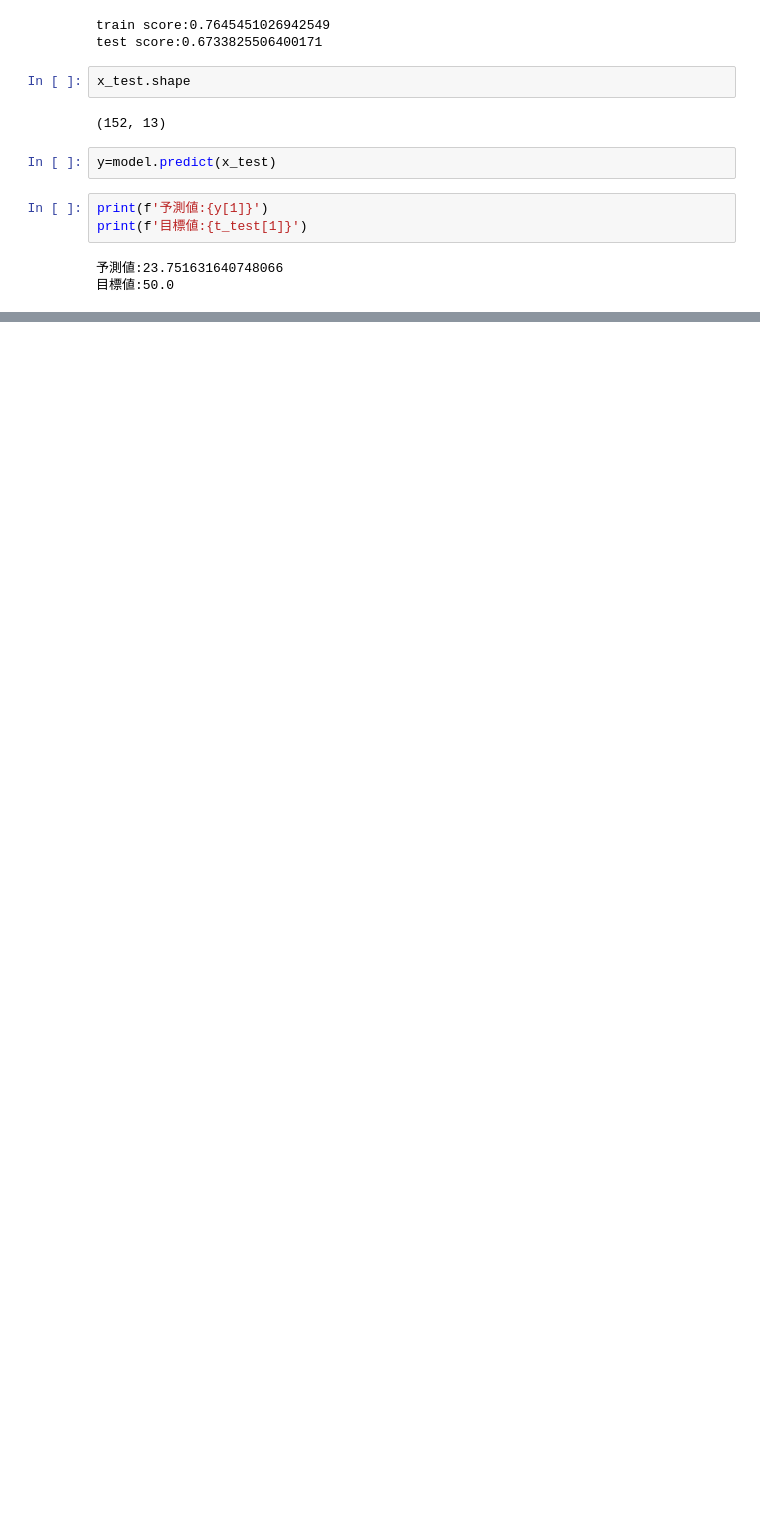
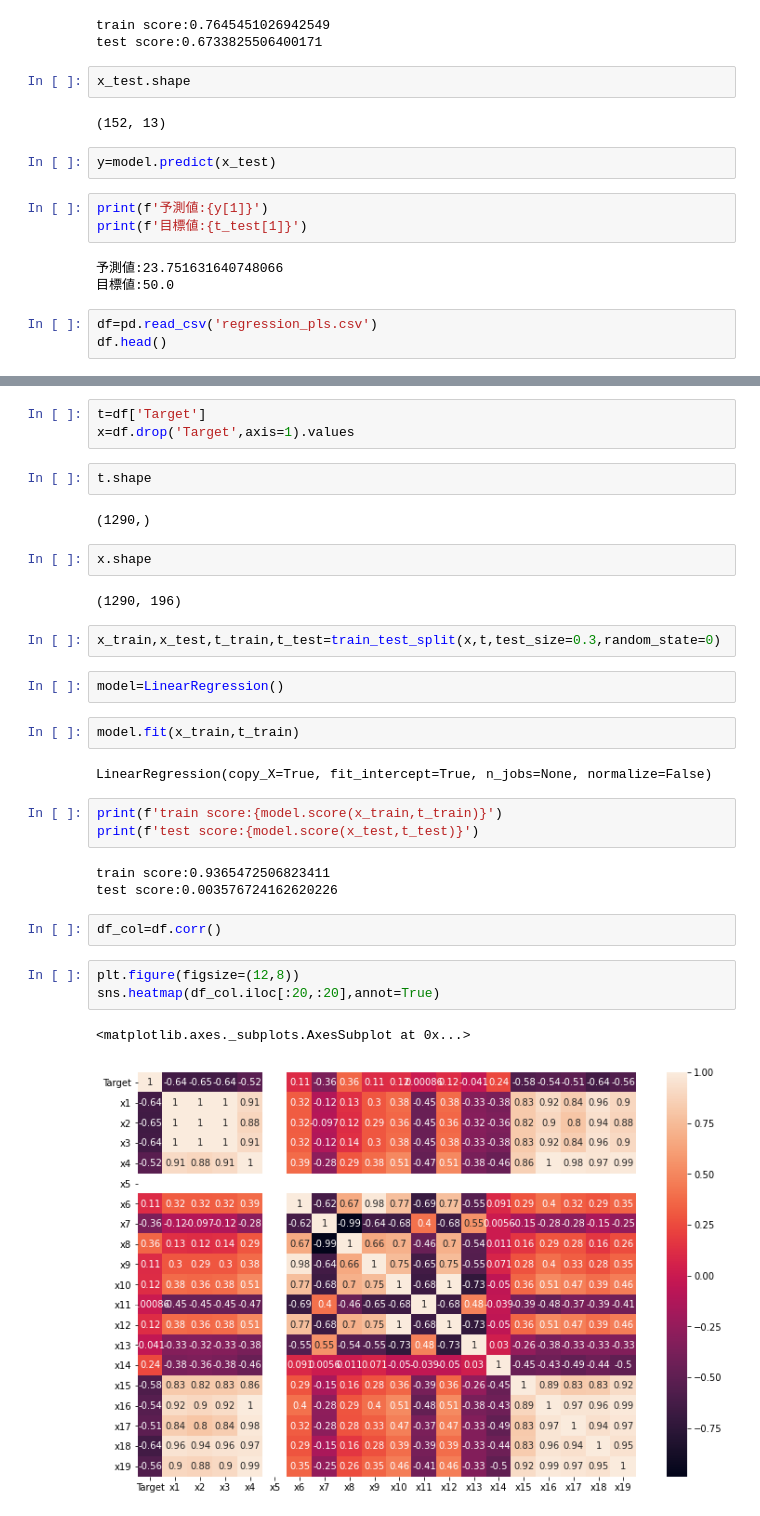
Before and after one commit to zelos-dev/machine_learning, a Jupyter notebook: 機械学習（教師あり学習：回帰）.ipynb, the cells around one changed output, grey strips where cells are left out. Cells and saved outputs as stored; diff of their text form; blank space fills up the shorter version.

```diff
--- a/機械学習（教師あり学習：回帰）.ipynb
+++ b/機械学習（教師あり学習：回帰）.ipynb
@@ -122,3 +124,6 @@ print(f'目標値:{t_test[1]}')
 # %% [output]
 予測値:23.751631640748066
 目標値:50.0
+# %%
+df=pd.read_csv('regression_pls.csv')
+df.head()
@@ -124,0 +142,33 @@ print(f'目標値:{t_test[1]}')
+# %%
+t=df['Target']
+x=df.drop('Target',axis=1).values
+# %%
+t.shape
+# %% [output]
+(1290,)
+# %%
+x.shape
+# %% [output]
+(1290, 196)
+# %%
+x_train,x_test,t_train,t_test=train_test_split(x,t,test_size=0.3,random_state=0)
+# %%
+model=LinearRegression()
+# %%
+model.fit(x_train,t_train)
+# %% [output]
+LinearRegression(copy_X=True, fit_intercept=True, n_jobs=None, normalize=False)
+# %%
+print(f'train score:{model.score(x_train,t_train)}')
+print(f'test score:{model.score(x_test,t_test)}')
+# %% [output]
+train score:0.9365472506823411
+test score:0.003576724162620226
+# %%
+df_col=df.corr()
+# %%
+plt.figure(figsize=(12,8))
+sns.heatmap(df_col.iloc[:20,:20],annot=True)
+# %% [output]
+<matplotlib.axes._subplots.AxesSubplot at 0x...>
+[figure, added]
```
Also changed, not shown: parts of 8 cells of this notebook.
